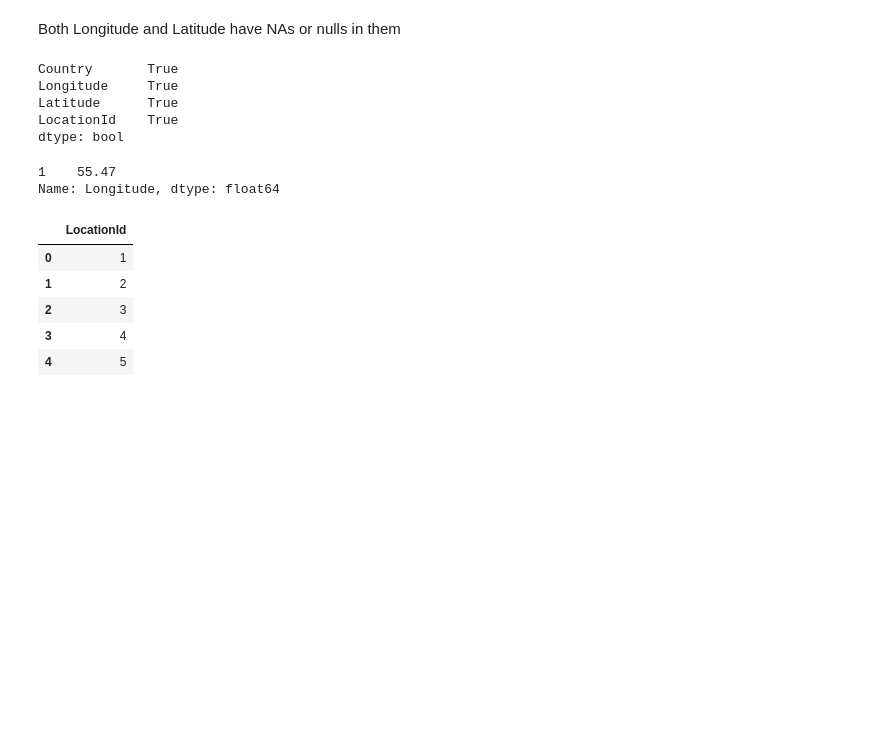
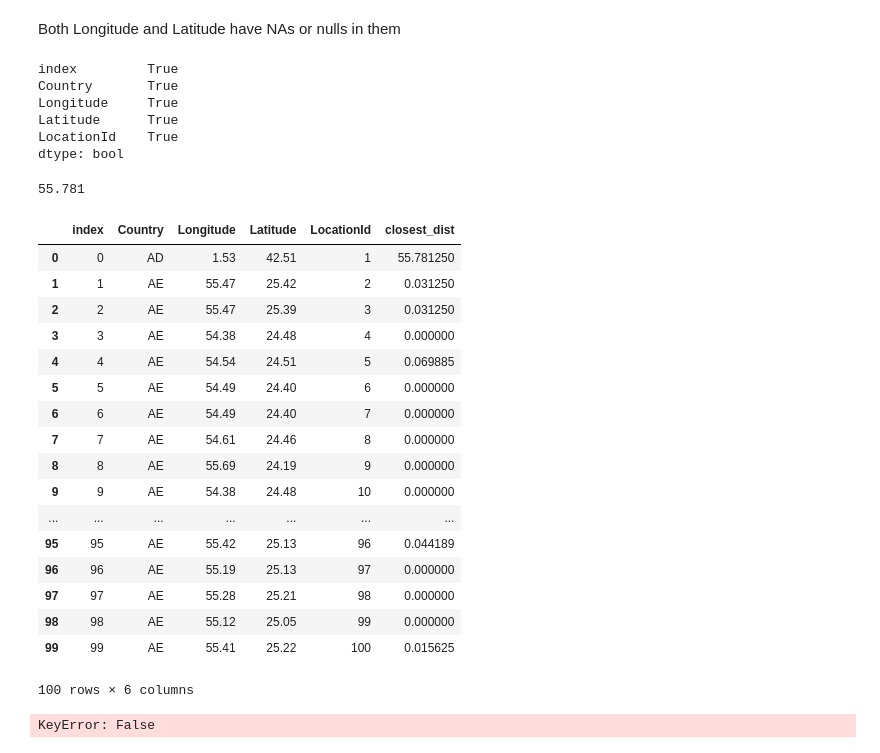
Before and after one commit to Nashavi/DA-with-python, a Jupyter notebook: isolated loc/Isolated locations.ipynb, the cells around one changed output. Saved outputs shown, nothing was run; the diff lists cells and outputs as text; code cells hidden in the pictures; blank space fills up the shorter version.

```diff
--- a/isolated loc/Isolated locations.ipynb
+++ b/isolated loc/Isolated locations.ipynb
@@ -61,9 +63,12 @@ dtype: bool
 Both Longitude and Latitude have NAs or nulls in them
 # %%
 data.dropna(inplace= True)
+# %%
+data.reset_index(inplace=True)
 # %%
 data.apply(pd.notnull).all(axis=0)
 # %% [output]
+index         True
 Country       True
 Longitude     True
 Latitude      True
@@ -71,0 +79,43 @@ dtype: bool
+# %%
+def get_distance(long_A,lat_A,long_B,lat_B):
+    return np.sqrt((long_A - long_B)**2 + (lat_A-lat_B) **2).astype(np.float16)
+# %%
+for i in range(100):
+    dist = []
+    loni,lati = data.Longitude[i].astype(np.float16),data.Latitude[i].astype(np.float16)
+    for j in range(100):
+        lonj,latj = data.Longitude[j].astype(np.float16),data.Latitude[j].astype(np.float16)
+        if i != j:
+            dist.append(get_distance(loni, lati, lonj, latj))
+    data.loc[i,'closest_dist']= min(dist)
+# %%
+data.dropna(inplace=True)
+# %%
+max(data['closest_dist'])
+# %% [output]
+55.781
+# %%
+data
+# %% [output]
+|  | index | Country | Longitude | Latitude | LocationId | closest_dist |
+| 0 | 0 | AD | 1.53 | 42.51 | 1 | 55.781250 |
+| 1 | 1 | AE | 55.47 | 25.42 | 2 | 0.031250 |
+| 2 | 2 | AE | 55.47 | 25.39 | 3 | 0.031250 |
+| 3 | 3 | AE | 54.38 | 24.48 | 4 | 0.000000 |
+| 4 | 4 | AE | 54.54 | 24.51 | 5 | 0.069885 |
+| 5 | 5 | AE | 54.49 | 24.40 | 6 | 0.000000 |
+| 6 | 6 | AE | 54.49 | 24.40 | 7 | 0.000000 |
+| 7 | 7 | AE | 54.61 | 24.46 | 8 | 0.000000 |
+| 8 | 8 | AE | 55.69 | 24.19 | 9 | 0.000000 |
+| 9 | 9 | AE | 54.38 | 24.48 | 10 | 0.000000 |
+| ... | ... | ... | ... | ... | ... | ... |
+| 95 | 95 | AE | 55.42 | 25.13 | 96 | 0.044189 |
+| 96 | 96 | AE | 55.19 | 25.13 | 97 | 0.000000 |
+| 97 | 97 | AE | 55.28 | 25.21 | 98 | 0.000000 |
+| 98 | 98 | AE | 55.12 | 25.05 | 99 | 0.000000 |
+| 99 | 99 | AE | 55.41 | 25.22 | 100 | 0.015625 |
+100 rows × 6 columns
+# %%
+data.loc['LocationId' == 5]
+# %% [output]
+KeyError: False
@@ -72,16 +131,2 @@ dtype: bool
 # %%
-data[data['LocationId'] == 2].Longitude
+data['Longitude'][0]
-# %% [output]
-1    55.47
-Name: Longitude, dtype: float64
-# %%
-dist_mat = pd.DataFrame(data['LocationId'])
-
-dist_mat.head()
-# %% [output]
-|  | LocationId |
-| 0 | 1 |
-| 1 | 2 |
-| 2 | 3 |
-| 3 | 4 |
-| 4 | 5 |
```
Also changed, not shown: parts of 16 cells of this notebook.
